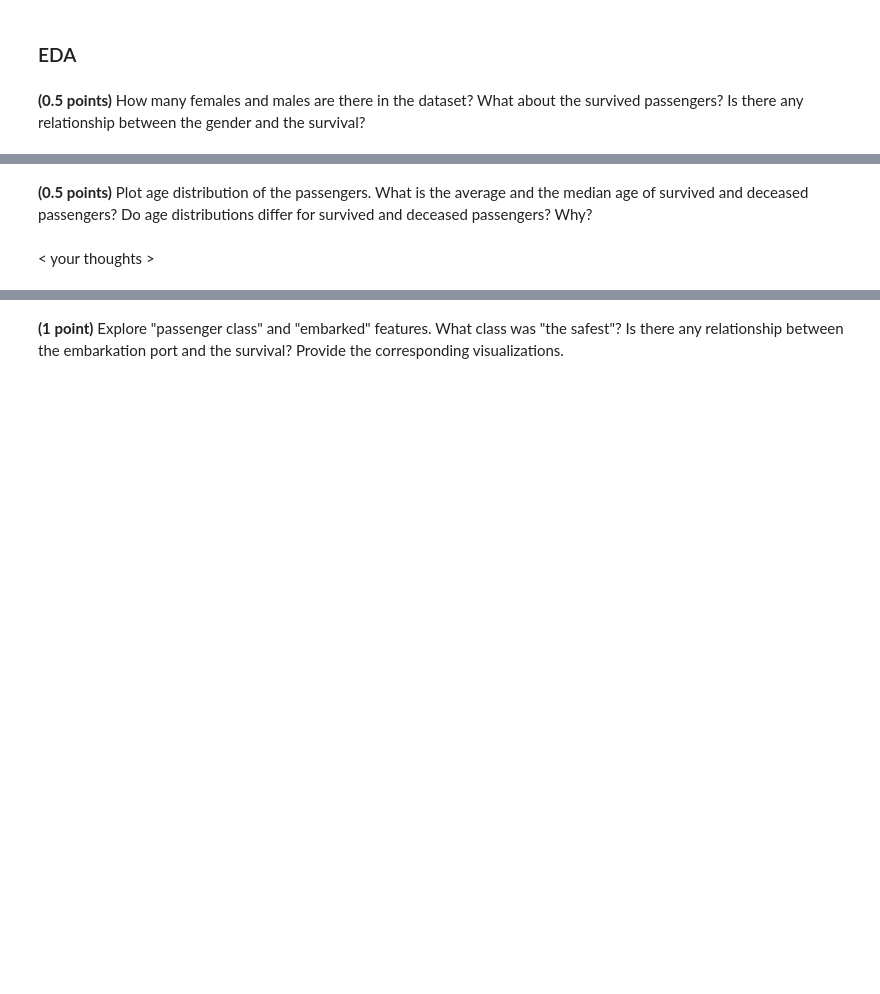
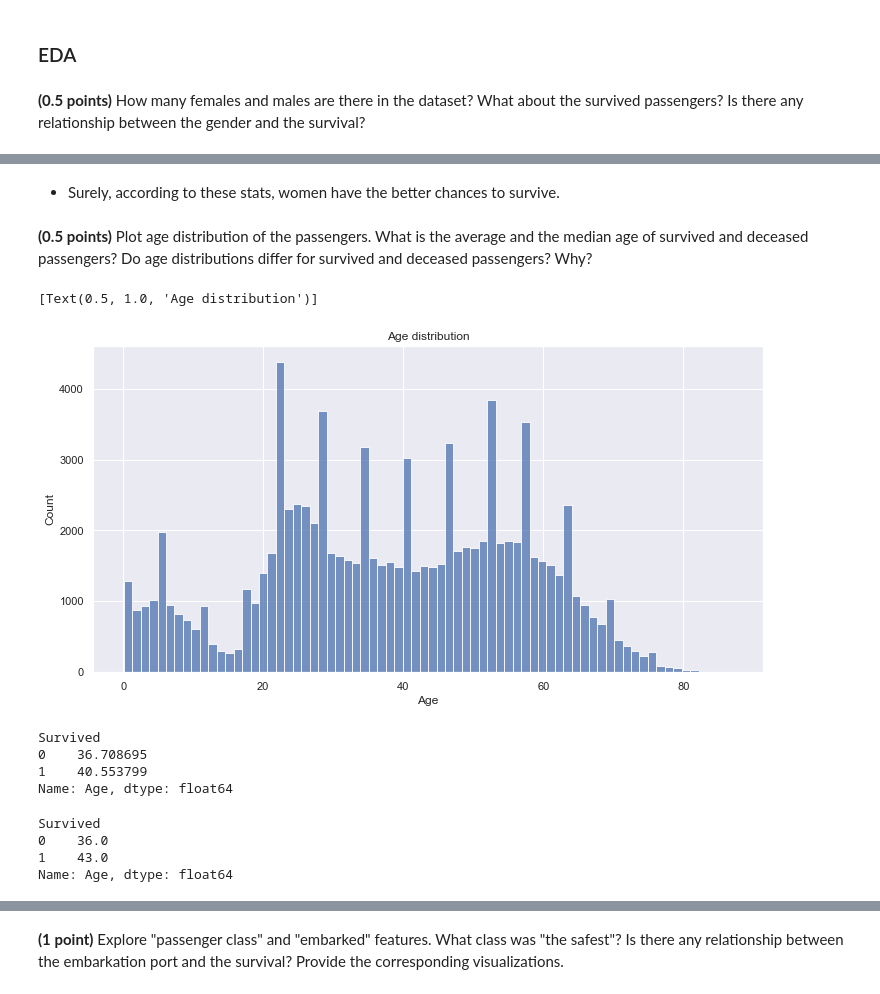
Before and after one commit to alsing/ml-intro-rs-school, a Jupyter notebook: 5 - Classification Linear KNN/hw_classification.ipynb, the cells around one changed output, grey strips where cells are left out. Saved outputs shown, nothing was run; the diff lists cells and outputs as text; code cells hidden in the pictures; blank space fills up the shorter version.

```diff
--- a/5 - Classification Linear KNN/hw_classification.ipynb
+++ b/5 - Classification Linear KNN/hw_classification.ipynb
@@ -587,2 +587,4 @@ data.head()
+# %% [markdown]
+* Surely, according to these stats, women have the better chances to survive.
 # %% [markdown]
 **(0.5 points)** Plot age distribution of the passengers. What is the average and the median age of survived and deceased passengers? Do age distributions differ for survived and deceased passengers? Why?
@@ -591,2 +591,20 @@ data.head()
-# %% [markdown]
-< your thoughts >
+# %%
+plt.figure(figsize=(12,6))
+sns.histplot(x="Age", data=data).set(title="Age distribution")
+# %% [output]
+[Text(0.5, 1.0, 'Age distribution')]
+[figure, added]
+# %%
+data.groupby('Survived')['Age'].mean()
+# %% [output]
+Survived
+0    36.708695
+1    40.553799
+Name: Age, dtype: float64
+# %%
+data.groupby('Survived')['Age'].median()
+# %% [output]
+Survived
+0    36.0
+1    43.0
+Name: Age, dtype: float64
```
Also changed, not shown: parts of 14 cells of this notebook.
